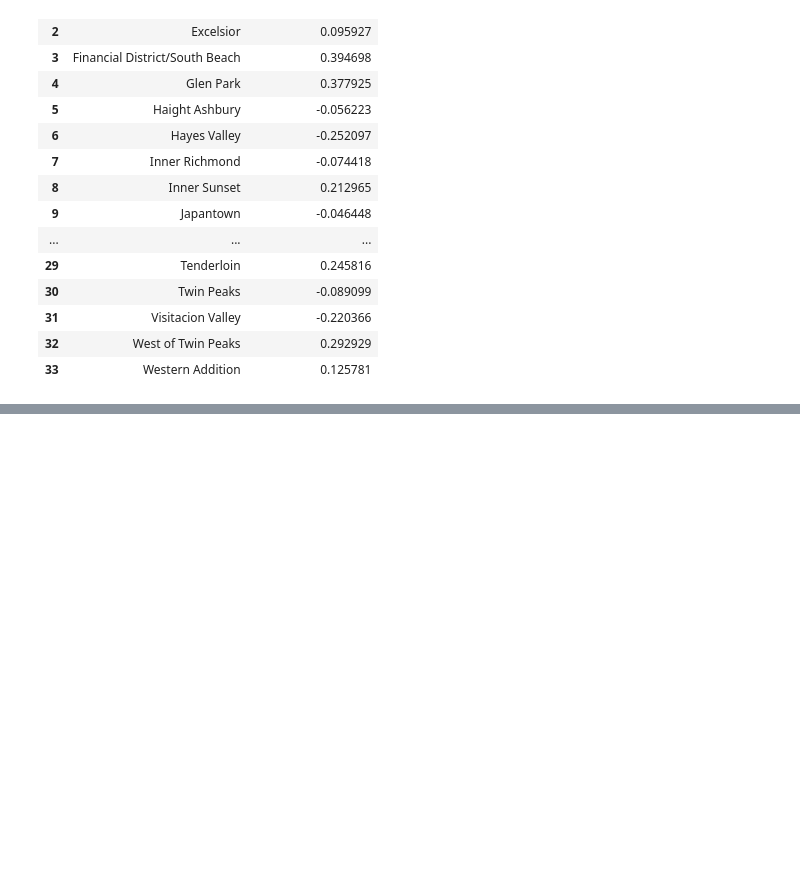
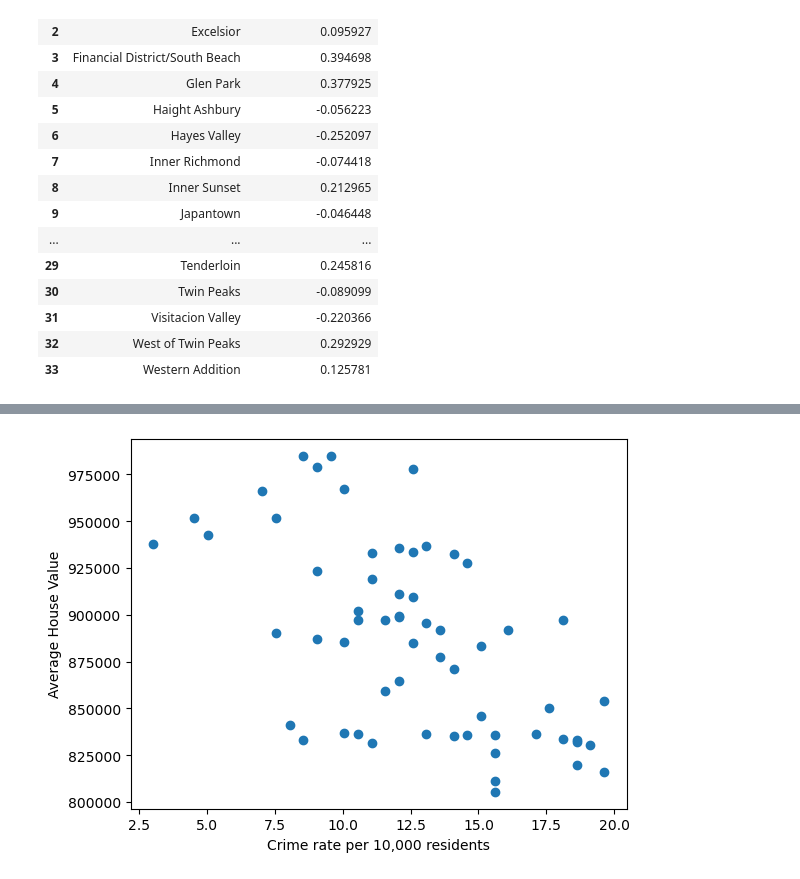
Before and after one commit to ahmed-saleem916/Virtual-Reality-, a Jupyter notebook: Statistical_analysis_by_neighborhood.ipynb, the cells around one changed output, grey strips where cells are left out. Cells and saved outputs as stored; diff of their text form; code cells hidden in the pictures; blank space fills up the shorter version.

```diff
--- a/Statistical_analysis_by_neighborhood.ipynb
+++ b/Statistical_analysis_by_neighborhood.ipynb
@@ -337,4 +355,4 @@ corr_nonviolent_prices_filterd
 # %%
-#violent_crimes_price_rate
-#violent_crimes_price_rate_index = violent_crimes_price_rate.reset_index(drop=True)
-#violent_crimes_price_rate_index
+violent_crimes_price_rate
+violent_crimes_price_rate_index = violent_crimes_price_rate.reset_index(drop=True)
+violent_crimes_price_rate_index
@@ -341,8 +377,10 @@ corr_nonviolent_prices_filterd
 # %%
-# For the violent crimes rates in Presidio, determine which pairs of factors are correlated.
-#plt.scatter(violent_crimes_price_rate_index.iloc[:,-1],violent_crimes_price_rate_index.iloc[:,2])
-#plt.xlabel('Crime rate per 10,000 residents')
-#plt.ylabel('Average House Value')
-#plt.show()
+# For the violent crimes rates in Visitacion Valley, determine which pairs of factors are correlated.
+plt.scatter(violent_crimes_price_rate_index.iloc[:,-1],violent_crimes_price_rate_index.iloc[:,2])
+plt.xlabel('Crime rate per 10,000 residents')
+plt.ylabel('Average House Value')
+plt.show()
+# %% [output]
+[figure, added]
 # %%
 # Add the linear regression equation and line to plot
```
Also changed, not shown: parts of 13 cells of this notebook.
